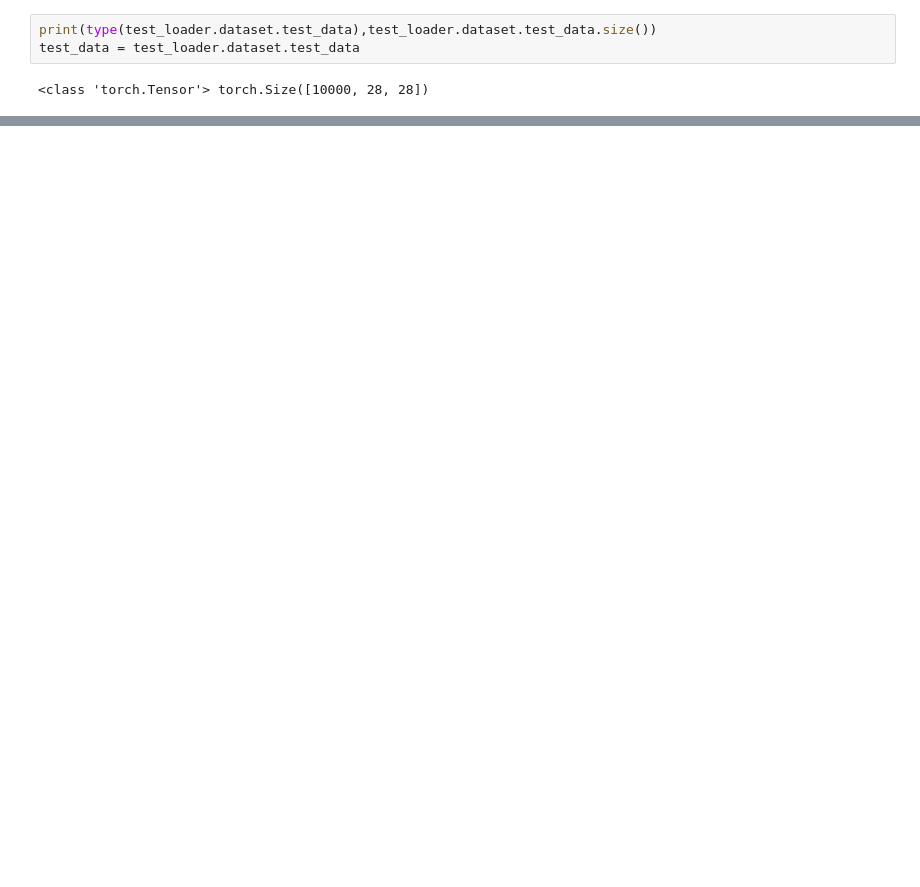
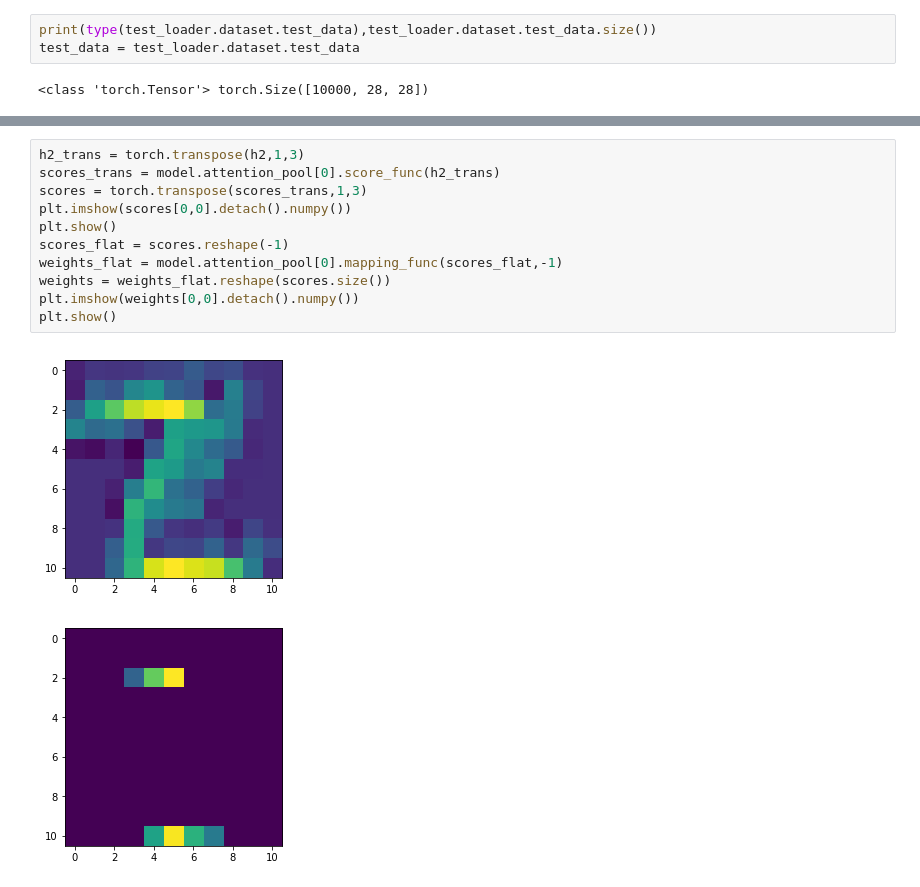
Before and after one commit to silent567/examples, a Jupyter notebook: mnist/inference4_multi.ipynb, the cells around one changed output, grey strips where cells are left out. Cells and saved outputs as stored; diff of their text form; blank space fills up the shorter version.

```diff
--- a/mnist/inference4_multi.ipynb
+++ b/mnist/inference4_multi.ipynb
@@ -172,0 +229,14 @@ torch.Size([1, 20, 26, 26])
+# %%
+h2_trans = torch.transpose(h2,1,3)
+scores_trans = model.attention_pool[0].score_func(h2_trans)
+scores = torch.transpose(scores_trans,1,3)
+plt.imshow(scores[0,0].detach().numpy())
+plt.show()
+scores_flat = scores.reshape(-1)
+weights_flat = model.attention_pool[0].mapping_func(scores_flat,-1)
+weights = weights_flat.reshape(scores.size())
+plt.imshow(weights[0,0].detach().numpy())
+plt.show()
+# %% [output]
+[figure, added]
+[figure, added]
```
Also changed, not shown: parts of 11 cells of this notebook, 49 other files.
